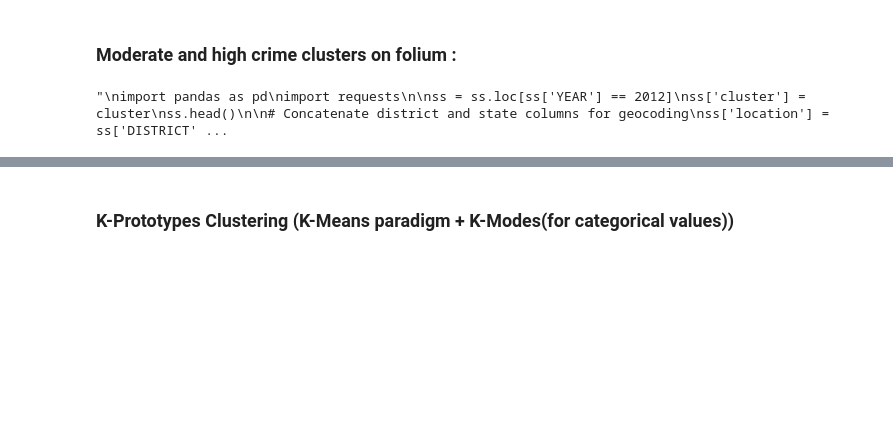
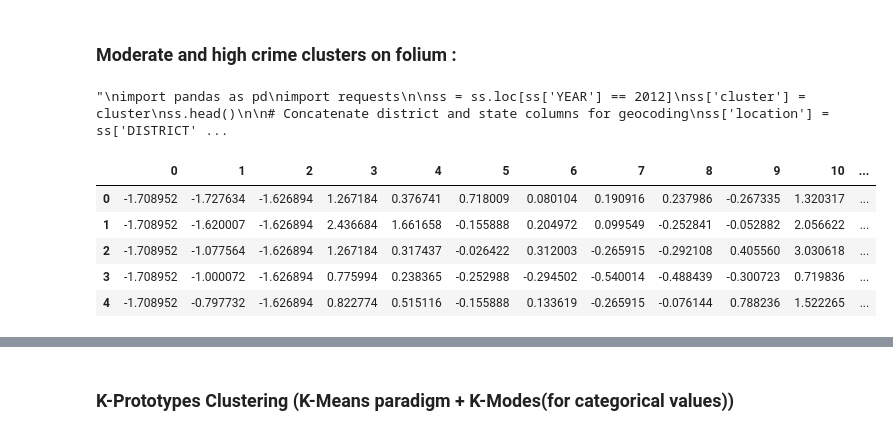
Before and after one commit to Mubeen-Zaki/Crime_Analysis, a Jupyter notebook: Prediction/prediction.ipynb, the cells around one changed output, grey strips where cells are left out. Drawn from its saved outputs; the diff is of its cells as text; code cells hidden in the pictures; blank space fills up the shorter version.

```diff
--- a/Prediction/prediction.ipynb
+++ b/Prediction/prediction.ipynb
@@ -243,3 +281,12 @@ for i, row in ss.iterrows():
 
 # Display the map
 map.save('clusters_folium.html')
+# %%
+ss.head()
+# %% [output]
+|  | 0 | 1 | 2 | 3 | 4 | 5 | 6 | 7 | 8 | 9 | 10 | ... |
+| 0 | -1.708952 | -1.727634 | -1.626894 | 1.267184 | 0.376741 | 0.718009 | 0.080104 | 0.190916 | 0.237986 | -0.267335 | 1.320317 | ... |
+| 1 | -1.708952 | -1.620007 | -1.626894 | 2.436684 | 1.661658 | -0.155888 | 0.204972 | 0.099549 | -0.252841 | -0.052882 | 2.056622 | ... |
+| 2 | -1.708952 | -1.077564 | -1.626894 | 1.267184 | 0.317437 | -0.026422 | 0.312003 | -0.265915 | -0.292108 | 0.405560 | 3.030618 | ... |
+| 3 | -1.708952 | -1.000072 | -1.626894 | 0.775994 | 0.238365 | -0.252988 | -0.294502 | -0.540014 | -0.488439 | -0.300723 | 0.719836 | ... |
+| 4 | -1.708952 | -0.797732 | -1.626894 | 0.822774 | 0.515116 | -0.155888 | 0.133619 | -0.265915 | -0.076144 | 0.788236 | 1.522265 | ... |
```
Also changed, not shown: parts of 12 cells of this notebook, 7 other files.
